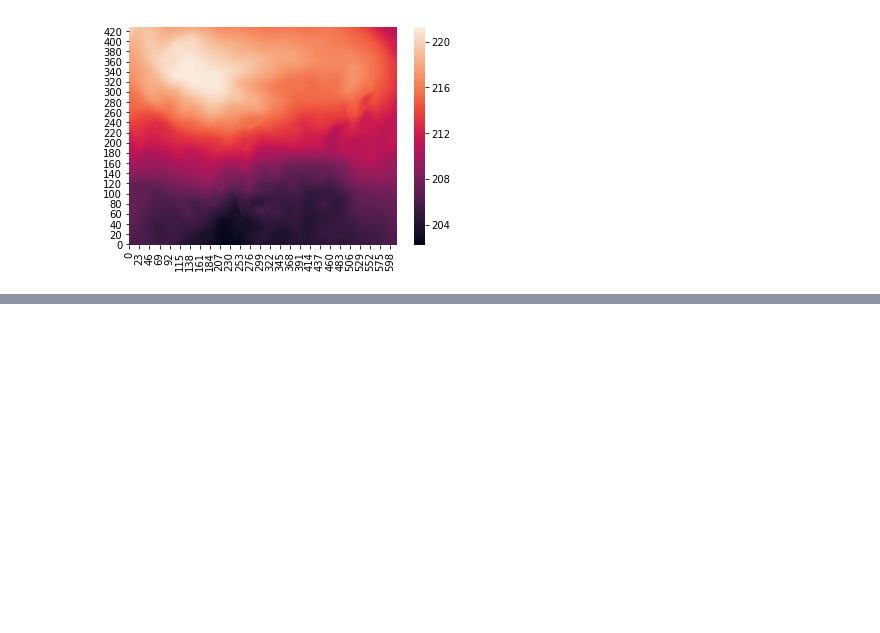
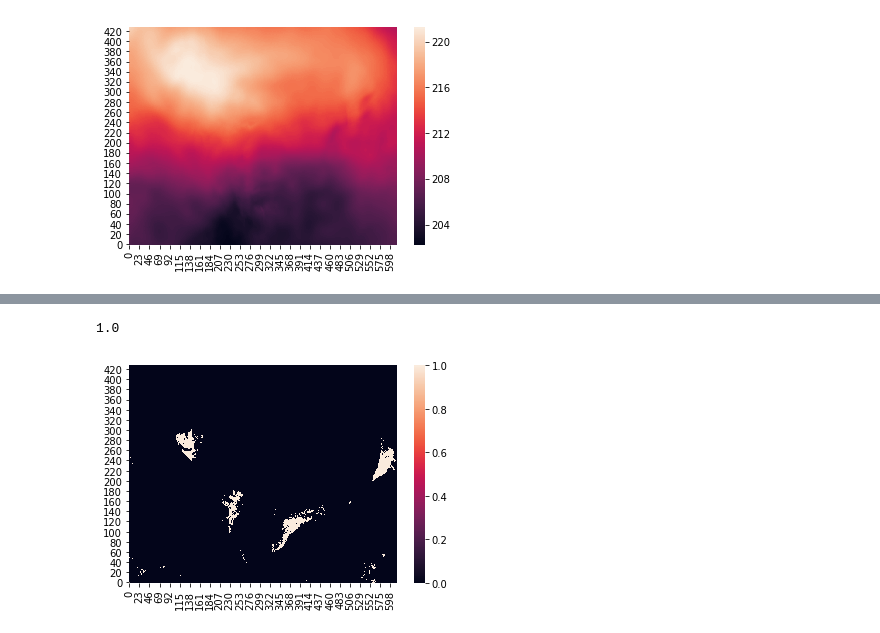
Before and after one commit to yuanzhou15/capstone-weather, a Jupyter notebook: rex/modnote.ipynb, the cells around one changed output, grey strips where cells are left out. Cells and saved outputs as stored; diff of their text form; code cells hidden in the pictures; blank space fills up the shorter version.

```diff
--- a/rex/modnote.ipynb
+++ b/rex/modnote.ipynb
@@ -189,0 +191,7 @@ print(np.max(temp_5000))
+# %%
+ax = sns.heatmap(lightning, cbar='true')
+ax.invert_yaxis()
+print(np.max(lightning))
+# %% [output]
+1.0
+[figure, added]
```
Also changed, not shown: parts of 11 cells of this notebook.
